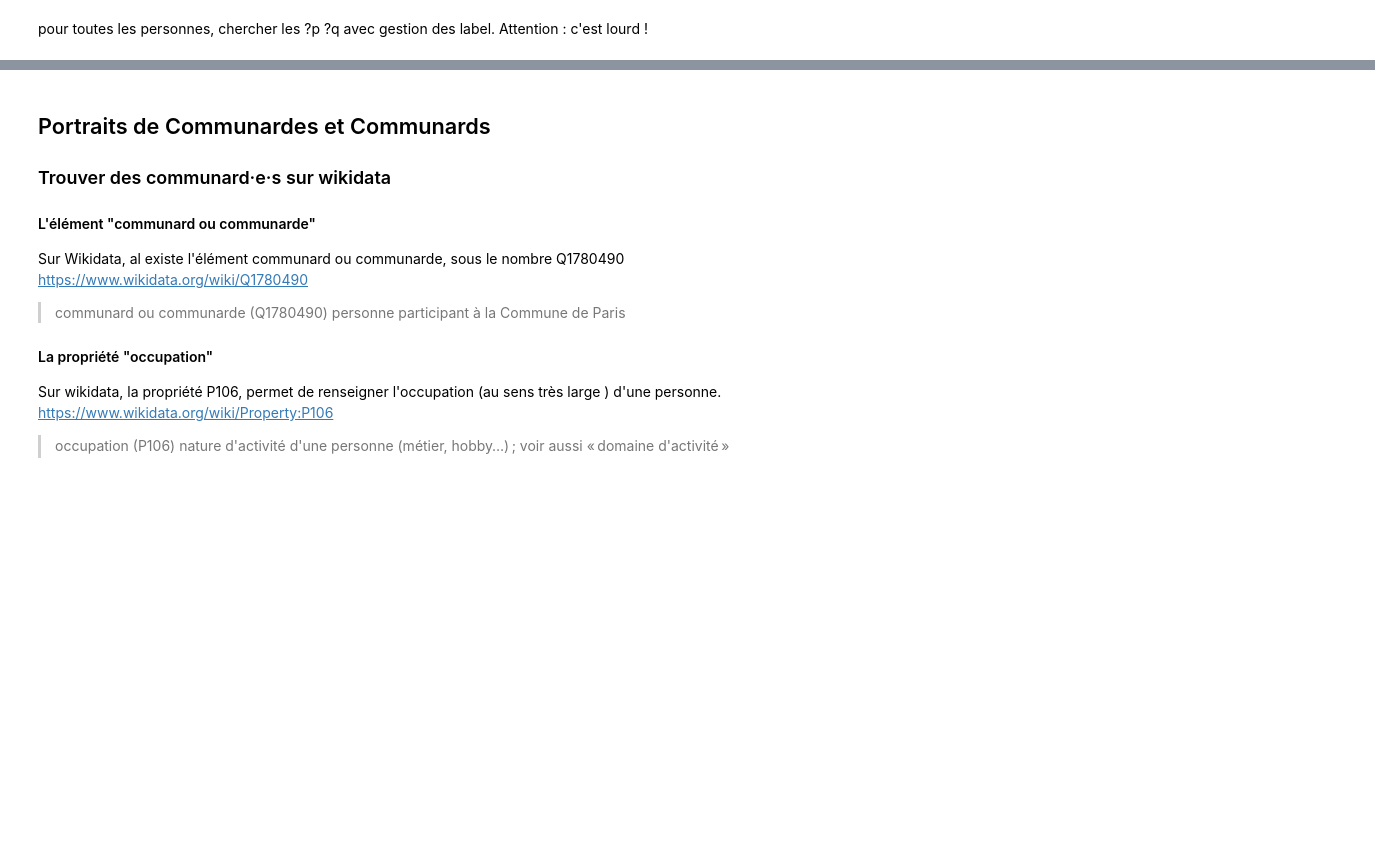
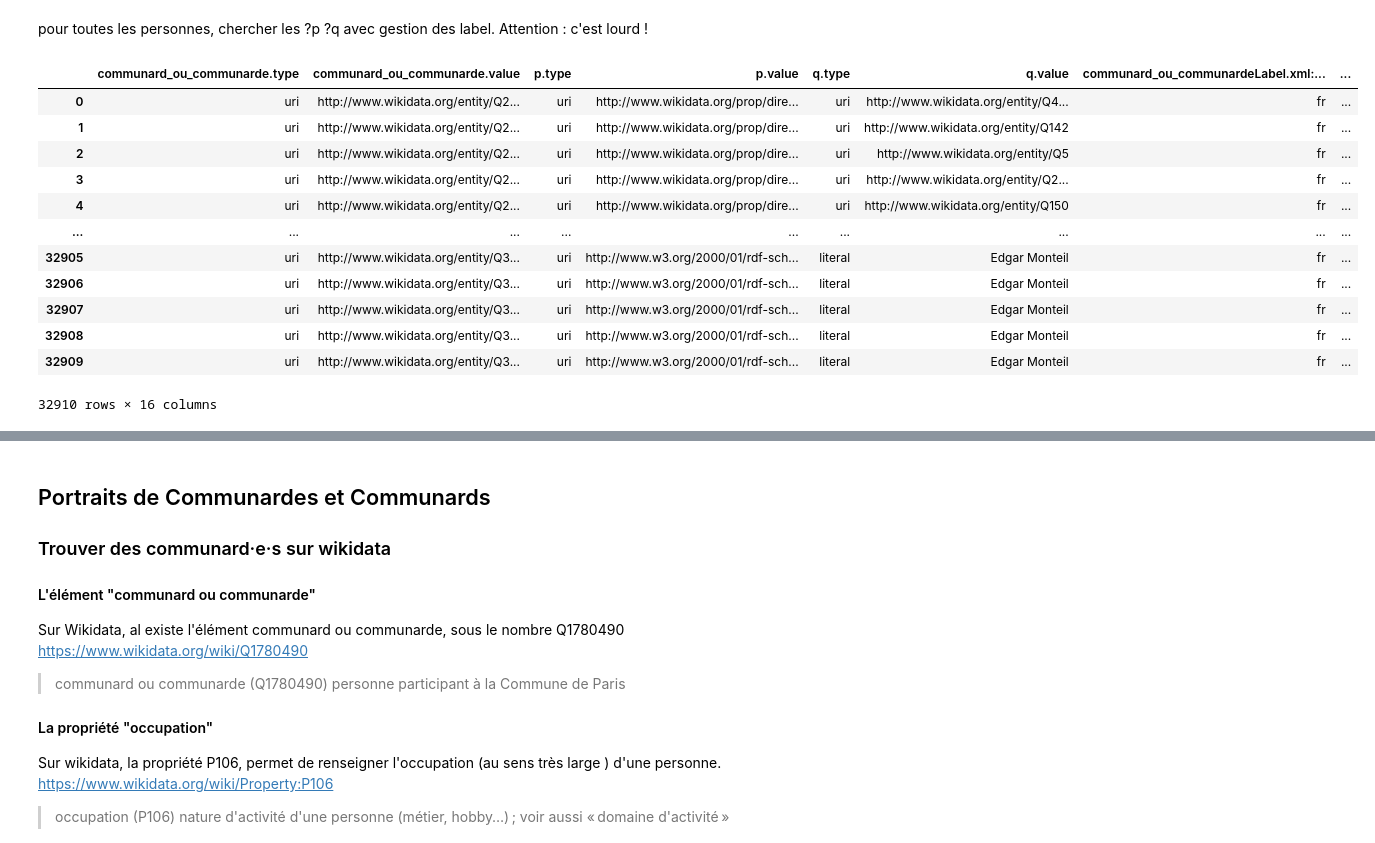
Before and after one commit to silanoc/commune_dans_wikidata, a Jupyter notebook: Commune_dans_wikidata.ipynb, the cells around one changed output, grey strips where cells are left out. Drawn from its saved outputs; the diff is of its cells as text; code cells hidden in the pictures; blank space fills up the shorter version.

```diff
--- a/Commune_dans_wikidata.ipynb
+++ b/Commune_dans_wikidata.ipynb
@@ -264,0 +279,16 @@ df_communard_tous_p_q = extraction_communard_tous_p_q.extraire_et_df()
+# %%
+df_communard_tous_p_q
+# %% [output]
+|  | communard_ou_communarde.type | communard_ou_communarde.value | p.type | p.value | q.type | q.value | communard_ou_communardeLabel.xml:... | ... |
+| 0 | uri | http://www.wikidata.org/entity/Q2... | uri | http://www.wikidata.org/prop/dire... | uri | http://www.wikidata.org/entity/Q4... | fr | ... |
+| 1 | uri | http://www.wikidata.org/entity/Q2... | uri | http://www.wikidata.org/prop/dire... | uri | http://www.wikidata.org/entity/Q142 | fr | ... |
+| 2 | uri | http://www.wikidata.org/entity/Q2... | uri | http://www.wikidata.org/prop/dire... | uri | http://www.wikidata.org/entity/Q5 | fr | ... |
+| 3 | uri | http://www.wikidata.org/entity/Q2... | uri | http://www.wikidata.org/prop/dire... | uri | http://www.wikidata.org/entity/Q2... | fr | ... |
+| 4 | uri | http://www.wikidata.org/entity/Q2... | uri | http://www.wikidata.org/prop/dire... | uri | http://www.wikidata.org/entity/Q150 | fr | ... |
+| ... | ... | ... | ... | ... | ... | ... | ... | ... |
+| 32905 | uri | http://www.wikidata.org/entity/Q3... | uri | http://www.w3.org/2000/01/rdf-sch... | literal | Edgar Monteil | fr | ... |
+| 32906 | uri | http://www.wikidata.org/entity/Q3... | uri | http://www.w3.org/2000/01/rdf-sch... | literal | Edgar Monteil | fr | ... |
+| 32907 | uri | http://www.wikidata.org/entity/Q3... | uri | http://www.w3.org/2000/01/rdf-sch... | literal | Edgar Monteil | fr | ... |
+| 32908 | uri | http://www.wikidata.org/entity/Q3... | uri | http://www.w3.org/2000/01/rdf-sch... | literal | Edgar Monteil | fr | ... |
+| 32909 | uri | http://www.wikidata.org/entity/Q3... | uri | http://www.w3.org/2000/01/rdf-sch... | literal | Edgar Monteil | fr | ... |
+32910 rows × 16 columns
```
Also changed, not shown: parts of 11 cells of this notebook.
